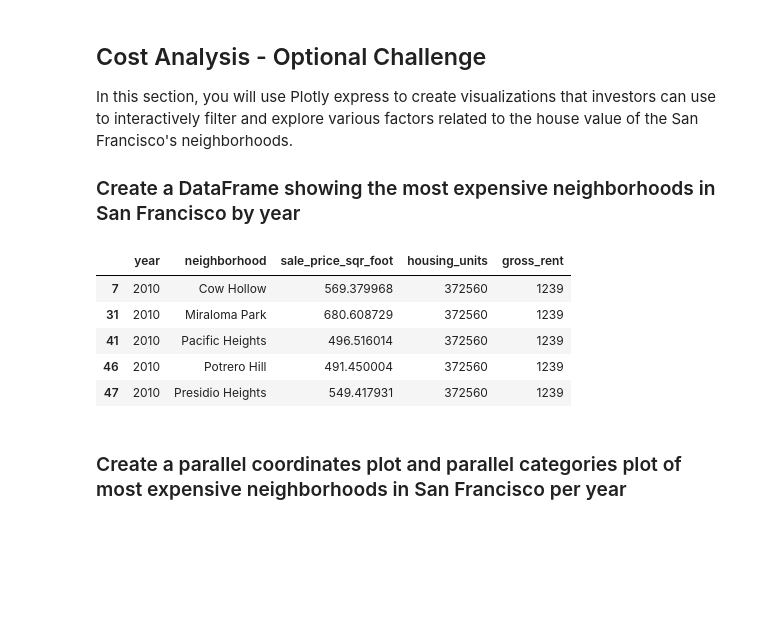
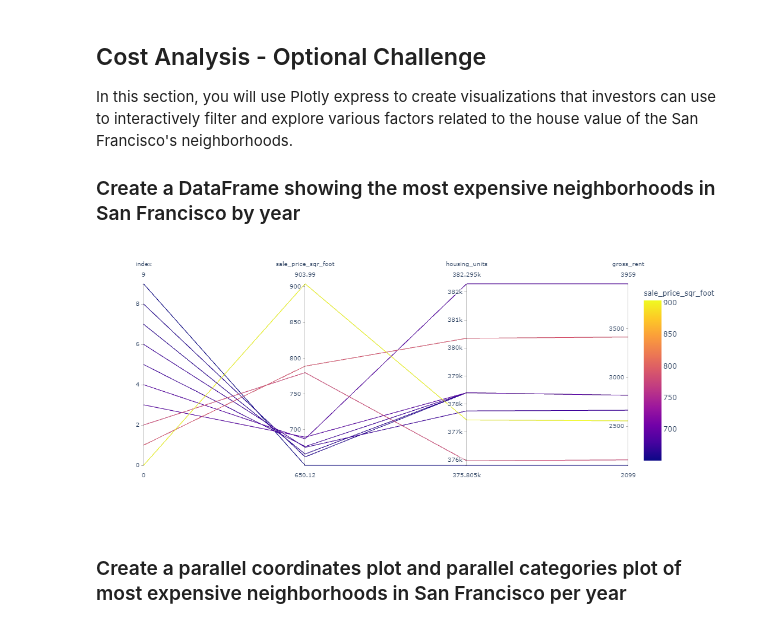
Before and after one commit to wchance/pyviz-homework, a Jupyter notebook: rental_analysis.ipynb, the cells around one changed output. Cells and saved outputs as stored; diff of their text form; code cells hidden in the pictures; blank space fills up the shorter version.

```diff
--- a/rental_analysis.ipynb
+++ b/rental_analysis.ipynb
@@ -169,7 +175,8 @@ sfo_neighborhood_avg['gross_rent'].hvplot(groupby='neighborhood',line_color='gre
 In this section, you will need to calculate the mean sale price per square foot for each neighborhood and then sort the values to obtain the top 10 most expensive neighborhoods on average. Plot the results as a bar chart.
 # %%
 # Getting the data from the top 10 expensive neighborhoods to own
-sfo_top_neighborhood = sfo_data.groupby(['neighborhood']).mean()
+sfo_top_neighborhood = df_costs.groupby(['neighborhood']).mean()
 sfo_top_neighborhood.sort_values('sale_price_sqr_foot', ascending=False, inplace=True)
+df_expensive_neighborhoods = sfo_top_neighborhood[:10]
 # %%
 # Plotting the data from the top 10 expensive neighborhoods
@@ -323,14 +288,13 @@ In this section, you will use Plotly express to create visualizations that inves
 ### Create a DataFrame showing the most expensive neighborhoods in San Francisco by year
 # %%
 # Fetch the data from all expensive neighborhoods per year.
+df_expensive_neighborhoods.reset_index(inplace=True)
 df_expensive_neighborhoods_per_year = df_costs[df_costs["neighborhood"].isin(df_expensive_neighborhoods["neighborhood"])]
-df_expensive_neighborhoods_per_year.head()
+df_expensive_neighborhoods_per_year.reset_index(inplace=True)
-# %% [output]
-|  | year | neighborhood | sale_price_sqr_foot | housing_units | gross_rent |
-| 7 | 2010 | Cow Hollow | 569.379968 | 372560 | 1239 |
-| 31 | 2010 | Miraloma Park | 680.608729 | 372560 | 1239 |
-| 41 | 2010 | Pacific Heights | 496.516014 | 372560 | 1239 |
-| 46 | 2010 | Potrero Hill | 491.450004 | 372560 | 1239 |
-| 47 | 2010 | Presidio Heights | 549.417931 | 372560 | 1239 |
+# %%
+# Parallel Coordinates Plot
+px.parallel_coordinates(df_expensive_neighborhoods, color='sale_price_sqr_foot')
+# %% [output]
+[figure, added]
 # %% [markdown]
 ### Create a parallel coordinates plot and parallel categories plot of most expensive neighborhoods in San Francisco per year
```
Also changed, not shown: parts of 22 cells of this notebook, 1 other file.
